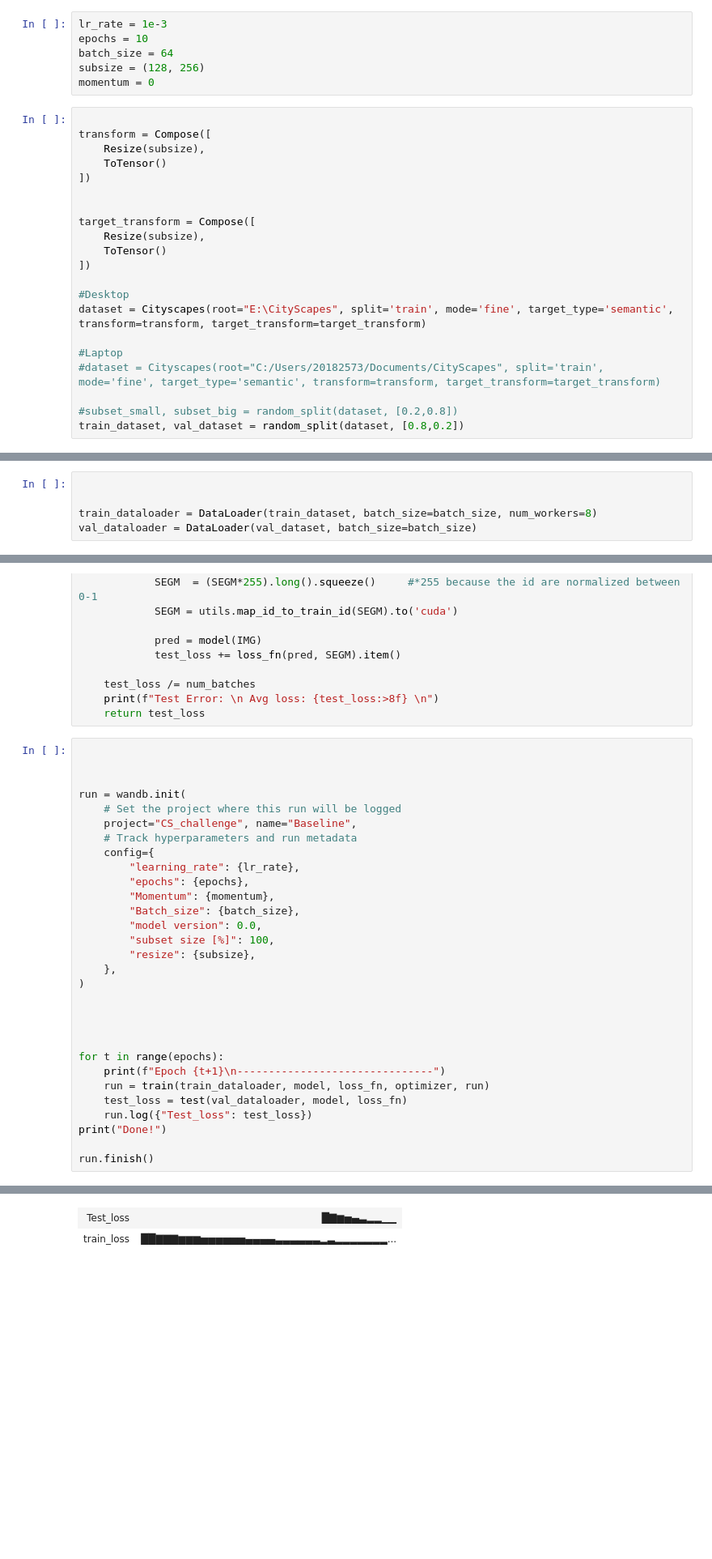
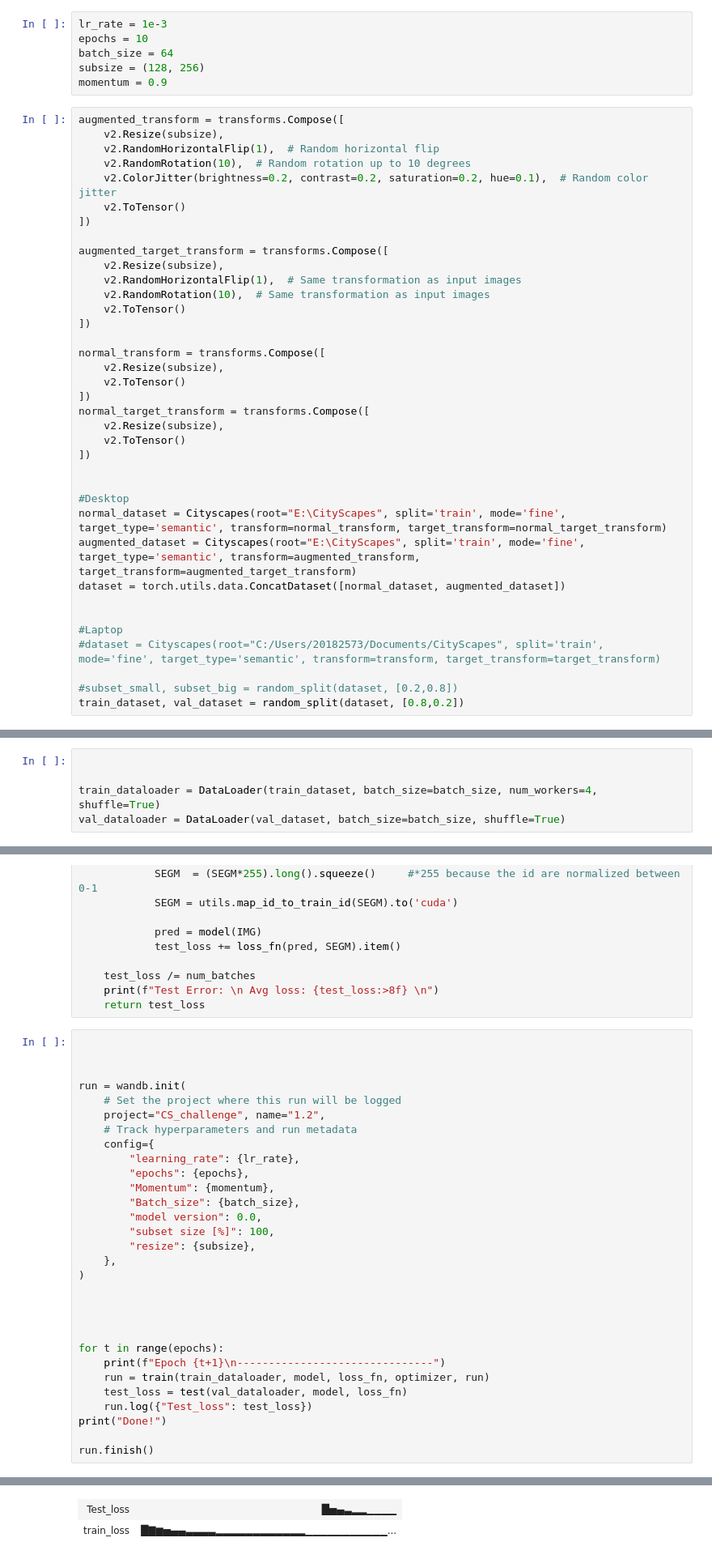
Before and after one commit to svenbbsp/CS_challenge, a Jupyter notebook: Testing.ipynb, the cells around one changed output, grey strips where cells are left out. Shown at 81% size. Cells and saved outputs as stored; diff of their text form; blank space fills up the shorter version.

Commit message:
Data Augmentation

```diff
--- a/Testing.ipynb
+++ b/Testing.ipynb
@@ -23,22 +24,38 @@ lr_rate = 1e-3
 epochs = 10
 batch_size = 64
 subsize = (128, 256)
-momentum = 0
+momentum = 0.9
 # %%
+augmented_transform = transforms.Compose([
+    v2.Resize(subsize),
+    v2.RandomHorizontalFlip(1),  # Random horizontal flip
+    v2.RandomRotation(10),  # Random rotation up to 10 degrees
+    v2.ColorJitter(brightness=0.2, contrast=0.2, saturation=0.2, hue=0.1),  # Random color jitter
+    v2.ToTensor()
+])
 
-transform = Compose([
-    Resize(subsize),
-    ToTensor()
+augmented_target_transform = transforms.Compose([
+    v2.Resize(subsize),
+    v2.RandomHorizontalFlip(1),  # Same transformation as input images
+    v2.RandomRotation(10),  # Same transformation as input images
+    v2.ToTensor()
+])
+
+normal_transform = transforms.Compose([
+    v2.Resize(subsize),
+    v2.ToTensor()
+])
+normal_target_transform = transforms.Compose([
+    v2.Resize(subsize),
+    v2.ToTensor()
 ])
 
 
-target_transform = Compose([
-    Resize(subsize),
-    ToTensor()
-])
+#Desktop
+normal_dataset = Cityscapes(root="E:\CityScapes", split='train', mode='fine', target_type='semantic', transform=normal_transform, target_transform=normal_target_transform)
+augmented_dataset = Cityscapes(root="E:\CityScapes", split='train', mode='fine', target_type='semantic', transform=augmented_transform, target_transform=augmented_target_transform)
+dataset = torch.utils.data.ConcatDataset([normal_dataset, augmented_dataset])
 
-#Desktop
-dataset = Cityscapes(root="E:\CityScapes", split='train', mode='fine', target_type='semantic', transform=transform, target_transform=target_transform)
 
 #Laptop
 #dataset = Cityscapes(root="C:/Users/20182573/Documents/CityScapes", split='train', mode='fine', target_type='semantic', transform=transform, target_transform=target_transform)
@@ -52,8 +69,8 @@ len(train_dataset)
 # %%
 
 
-train_dataloader = DataLoader(train_dataset, batch_size=batch_size, num_workers=8)
-val_dataloader = DataLoader(val_dataset, batch_size=batch_size)
+train_dataloader = DataLoader(train_dataset, batch_size=batch_size, num_workers=4, shuffle=True)
+val_dataloader = DataLoader(val_dataset, batch_size=batch_size, shuffle=True)
 # %%
 
 from model import Model
@@ -127,7 +144,7 @@ def test(dataloader, model, loss_fn):
 
 run = wandb.init(
     # Set the project where this run will be logged
-    project="CS_challenge", name="Baseline",
+    project="CS_challenge", name="1.2",
     # Track hyperparameters and run metadata
     config={
         "learning_rate": {lr_rate},
@@ -175,6 +192,6 @@ Test Error:
 
 Done!
 Run history:
-| Test_loss | █▇▆▅▄▃▂▂▁▁ |
-| train_loss | ██▇▇▇▆▆▆▅▅▅▅▅▅▄▄▄▄▃▃▃▃▃▃▂▃▂▂▂▂▂▂▂... |
+| Test_loss | █▅▄▃▂▂▁▁▁▁ |
+| train_loss | █▇▆▅▄▄▃▃▃▃▂▂▂▂▂▂▂▂▂▂▂▂▁▁▁▁▁▁▁▁▁▁▁... |
 Run summary:
```
Also changed, not shown: parts of 3 cells of this notebook.
